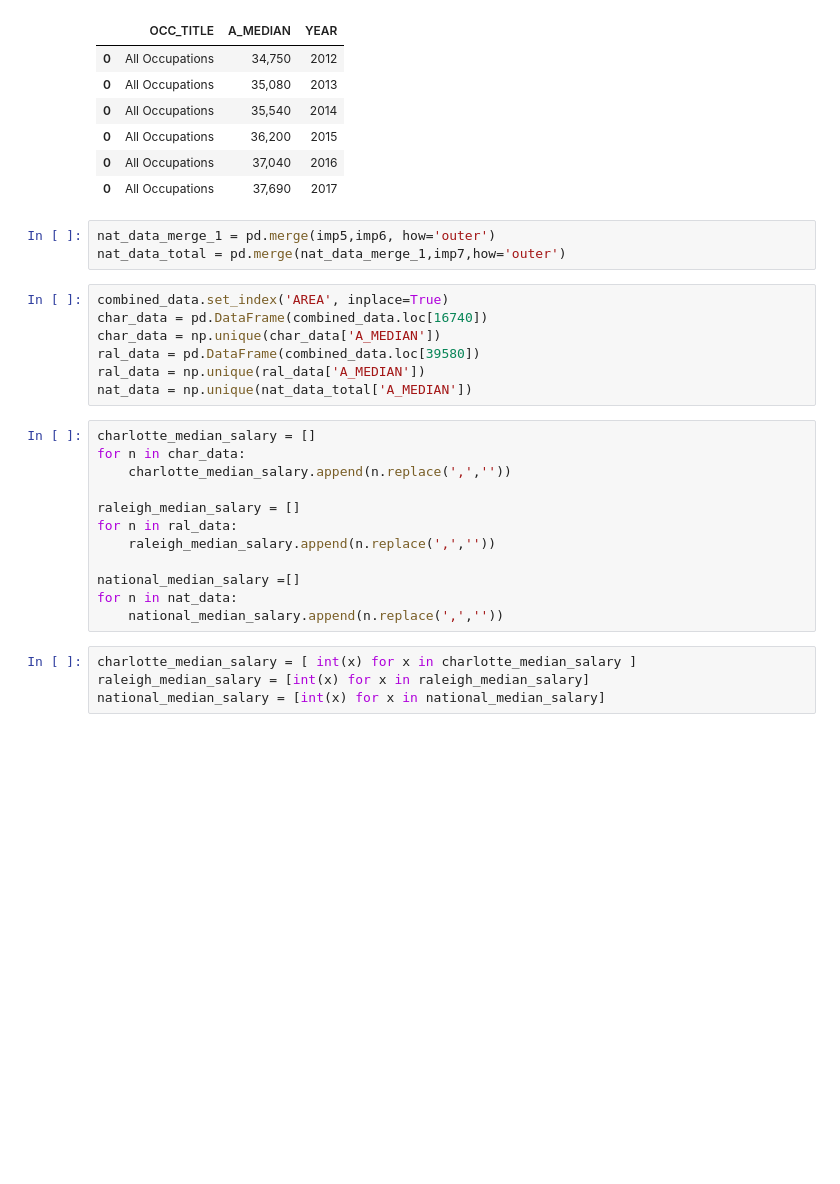
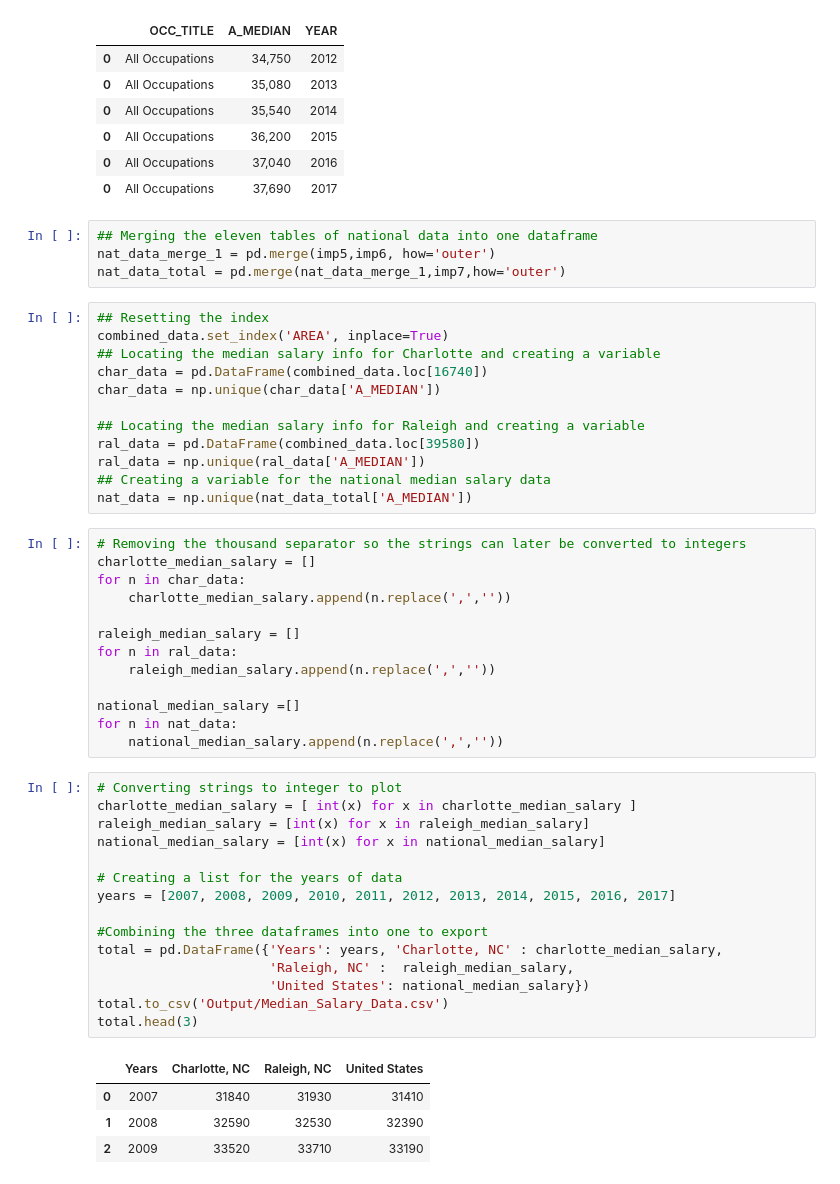
Before and after one commit to JANSSOC/Group6_Project, a Jupyter notebook: Salary Data - Copy.ipynb, the cells around one changed output. Drawn from its saved outputs; the diff is of its cells as text; blank space fills up the shorter version.

Commit message:
pushing final changes in jupyter notebooks.  Added comments and wrote code to export data to csv files

```diff
--- a/Salary Data - Copy.ipynb
+++ b/Salary Data - Copy.ipynb
@@ -189,16 +209,23 @@ imp7
 | 0 | All Occupations | 37,040 | 2016 |
 | 0 | All Occupations | 37,690 | 2017 |
 # %%
+## Merging the eleven tables of national data into one dataframe
 nat_data_merge_1 = pd.merge(imp5,imp6, how='outer')
 nat_data_total = pd.merge(nat_data_merge_1,imp7,how='outer')
 # %%
+## Resetting the index
 combined_data.set_index('AREA', inplace=True)
+## Locating the median salary info for Charlotte and creating a variable
 char_data = pd.DataFrame(combined_data.loc[16740])
 char_data = np.unique(char_data['A_MEDIAN'])
+
+## Locating the median salary info for Raleigh and creating a variable
 ral_data = pd.DataFrame(combined_data.loc[39580])
 ral_data = np.unique(ral_data['A_MEDIAN'])
+## Creating a variable for the national median salary data
 nat_data = np.unique(nat_data_total['A_MEDIAN'])
 # %%
+# Removing the thousand separator so the strings can later be converted to integers
 charlotte_median_salary = []
 for n in char_data:
     charlotte_median_salary.append(n.replace(',',''))
@@ -210,8 +237,24 @@ for n in ral_data:
 national_median_salary =[]
 for n in nat_data:
     national_median_salary.append(n.replace(',',''))
-# %%
-charlotte_median_salary = [ int(x) for x in charlotte_median_salary ]
-raleigh_median_salary = [int(x) for x in raleigh_median_salary]
-national_median_salary = [int(x) for x in national_median_salary]
+# %%
+# Converting strings to integer to plot
+charlotte_median_salary = [ int(x) for x in charlotte_median_salary ]
+raleigh_median_salary = [int(x) for x in raleigh_median_salary]
+national_median_salary = [int(x) for x in national_median_salary]
+
+# Creating a list for the years of data
+years = [2007, 2008, 2009, 2010, 2011, 2012, 2013, 2014, 2015, 2016, 2017]
+
+#Combining the three dataframes into one to export
+total = pd.DataFrame({'Years': years, 'Charlotte, NC' : charlotte_median_salary,
+                      'Raleigh, NC' :  raleigh_median_salary,
+                      'United States': national_median_salary})
+total.to_csv('Output/Median_Salary_Data.csv')
+total.head(3)
+# %% [output]
+|  | Years | Charlotte, NC | Raleigh, NC | United States |
+| 0 | 2007 | 31840 | 31930 | 31410 |
+| 1 | 2008 | 32590 | 32530 | 32390 |
+| 2 | 2009 | 33520 | 33710 | 33190 |
 # %%
```
Also changed, not shown: parts of 5 cells of this notebook, 3 other files.
